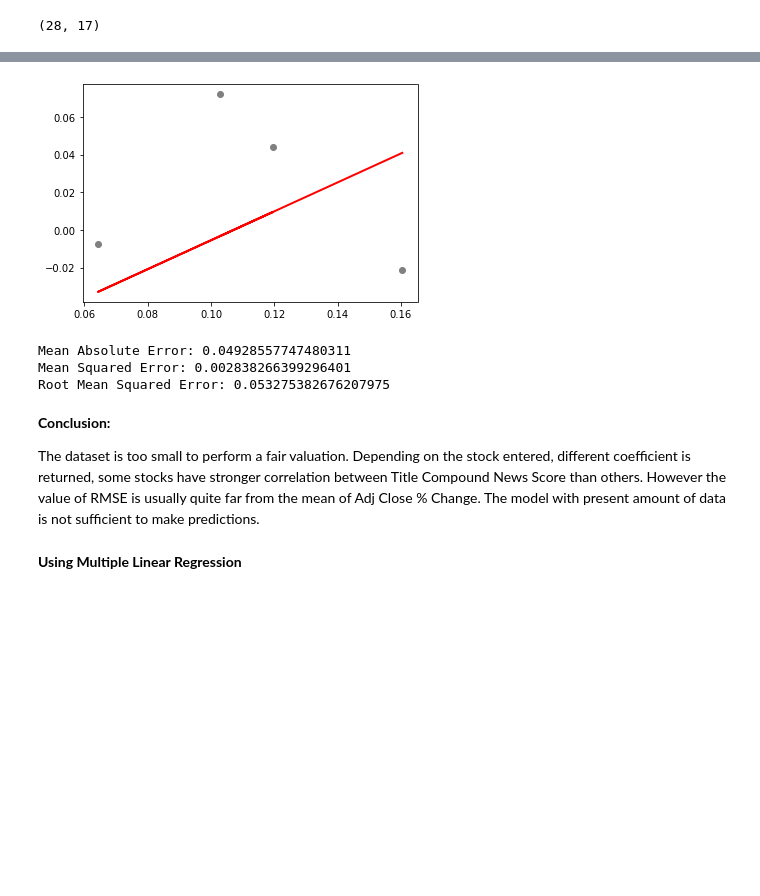
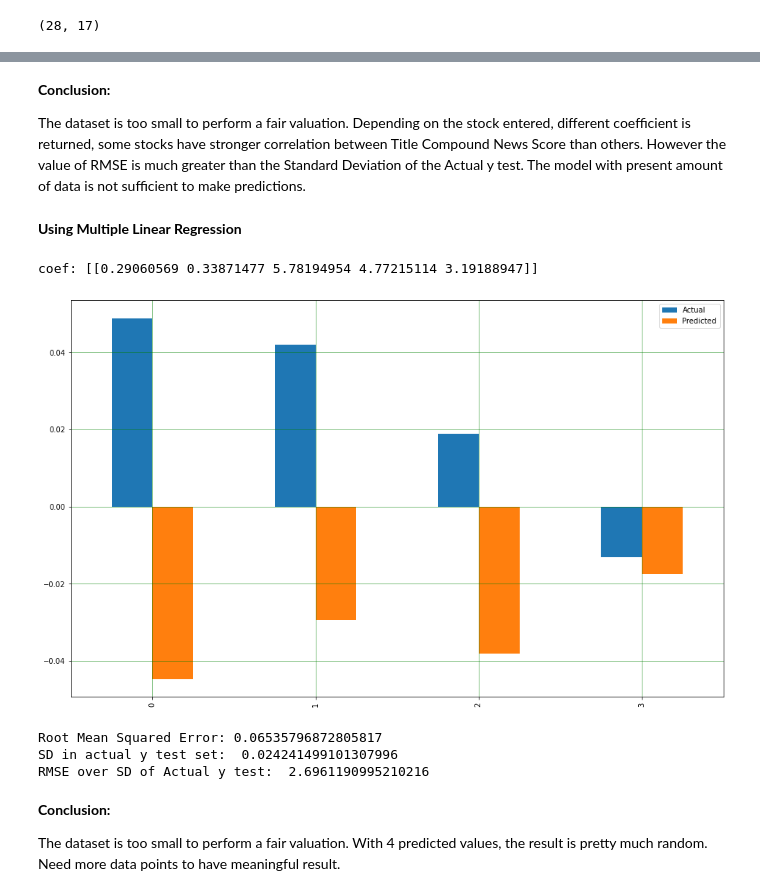
Before and after one commit to SusanQu/SentimentAnalysis, a Jupyter notebook: Sentiment Analysis with Vader 2.ipynb, the cells around one changed output, grey strips where cells are left out. Drawn from its saved outputs; the diff is of its cells as text; code cells hidden in the pictures; blank space fills up the shorter version.

```diff
--- a/Sentiment Analysis with Vader 2.ipynb
+++ b/Sentiment Analysis with Vader 2.ipynb
@@ -388,21 +408,53 @@ plt.show()
-# %%
-#plot regression line, predicted regression line against test value
-plt.scatter(X_test, y_test, color='gray')
-plt.plot(X_test, y_pred, color='red', linewidth=2)
-plt.show()
-# %% [output]
-[figure, removed]
-# %%
-#valuation metrics
-print('Mean Absolute Error:', metrics.mean_absolute_error(y_test, y_pred))
-print('Mean Squared Error:', metrics.mean_squared_error(y_test, y_pred))
-print('Root Mean Squared Error:', np.sqrt(metrics.mean_squared_error(y_test, y_pred)))
-# %% [output]
-Mean Absolute Error: 0.04928557747480311
-Mean Squared Error: 0.002838266399296401
-Root Mean Squared Error: 0.053275382676207975
 # %% [markdown]
 **Conclusion:**
-<p>The dataset is too small to perform a fair valuation. Depending on the stock entered, different coefficient is returned, some stocks have stronger correlation between Title Compound News Score than others. However the value of RMSE is usually quite far from the mean of Adj Close % Change. The model with present amount of data is not sufficient to make predictions.</p>
+<p>The dataset is too small to perform a fair valuation. Depending on the stock entered, different coefficient is returned, some stocks have stronger correlation between Title Compound News Score than others. However the value of RMSE is much greater than the Standard Deviation of the Actual y test. The model with present amount of data is not sufficient to make predictions.</p>
 # %% [markdown]
 **Using Multiple Linear Regression**
+# %%
+def multi_regression():
+    #define independant and dependant variables
+    X = ps_weekday_only_df[['t_compound', 'd_compound', 't_neg', 't_neu', 't_pos']]
+    y = ps_weekday_only_df['Adj Close PC'].values.reshape(-1, 1)
+
+    #split, test, train - 80% for training, 20% for test
+    X_train, X_test, y_train, y_test = train_test_split(X, y, test_size=0.2, random_state=0)
+
+    #train the data
+    regressor = LinearRegression(fit_intercept=True)
+    regressor.fit(X_train, y_train)
+
+    #to retrive the slope
+    print('coef: ' + str(regressor.coef_))
+
+    #predict y, Adj Close
+    y_pred = regressor.predict(X_test)
+
+
+    #compare the Real output in X_test with predicted value
+    pred_rs1 = pd.DataFrame({'Actual': y_test.flatten(), 'Predicted': y_pred.flatten()})
+
+    #visualize the comparison
+    pred_rs1.plot(kind='bar', figsize=(16, 10))
+    plt.grid(which='major', linestyle='-', linewidth='0.5', color='green')
+
+    plt.show()
+
+    #valuation metrics
+    rmse_y_pred = metrics.mean_squared_error(y_test, y_pred, squared=False)
+    print('Root Mean Squared Error:', rmse_y_pred)
+
+    #compare RMSE with Standard Deviation of the actual y in test dataset
+    print('SD in actual y test set: ', y_test.std())
+
+    print('RMSE over SD of Actual y test: ', rmse_y_pred/y_test.std())
+
+multi_regression()
+# %% [output]
+coef: [[0.29060569 0.33871477 5.78194954 4.77215114 3.19188947]]
+[figure, added]
+Root Mean Squared Error: 0.06535796872805817
+SD in actual y test set:  0.024241499101307996
+RMSE over SD of Actual y test:  2.6961190995210216
+# %% [markdown]
+**Conclusion:**
+<p>The dataset is too small to perform a fair valuation. With 4 predicted values, the result is pretty much random. Need more data points to have meaningful result.</p>
```
Also changed, not shown: parts of 8 cells of this notebook.
